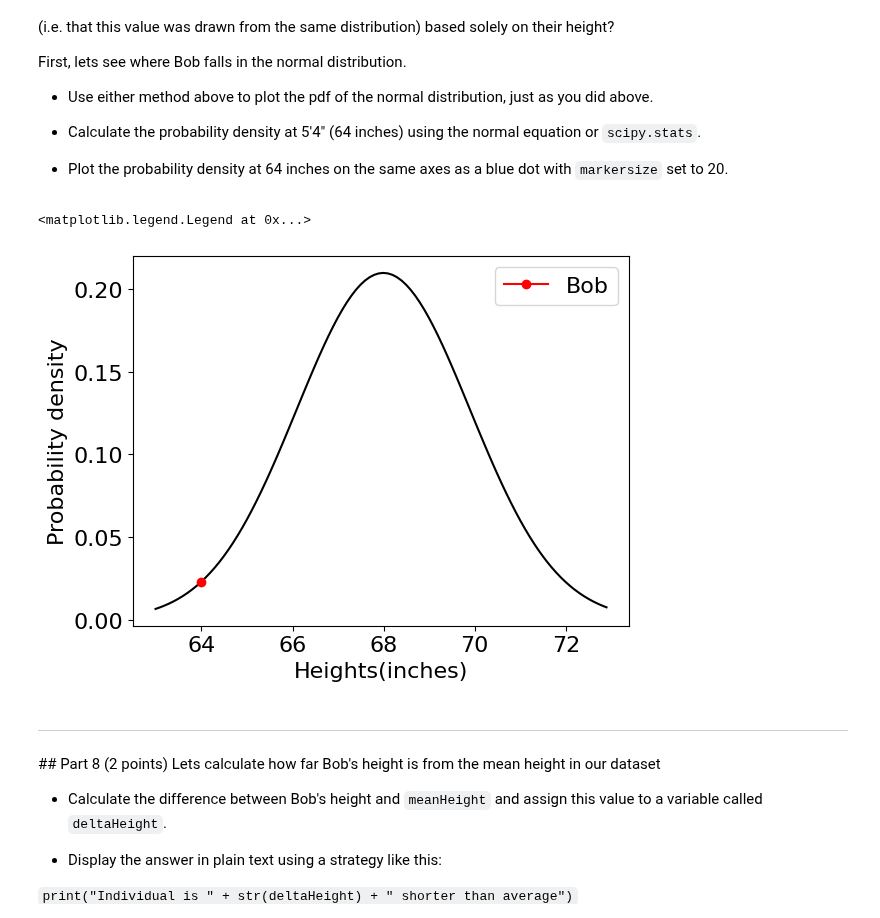
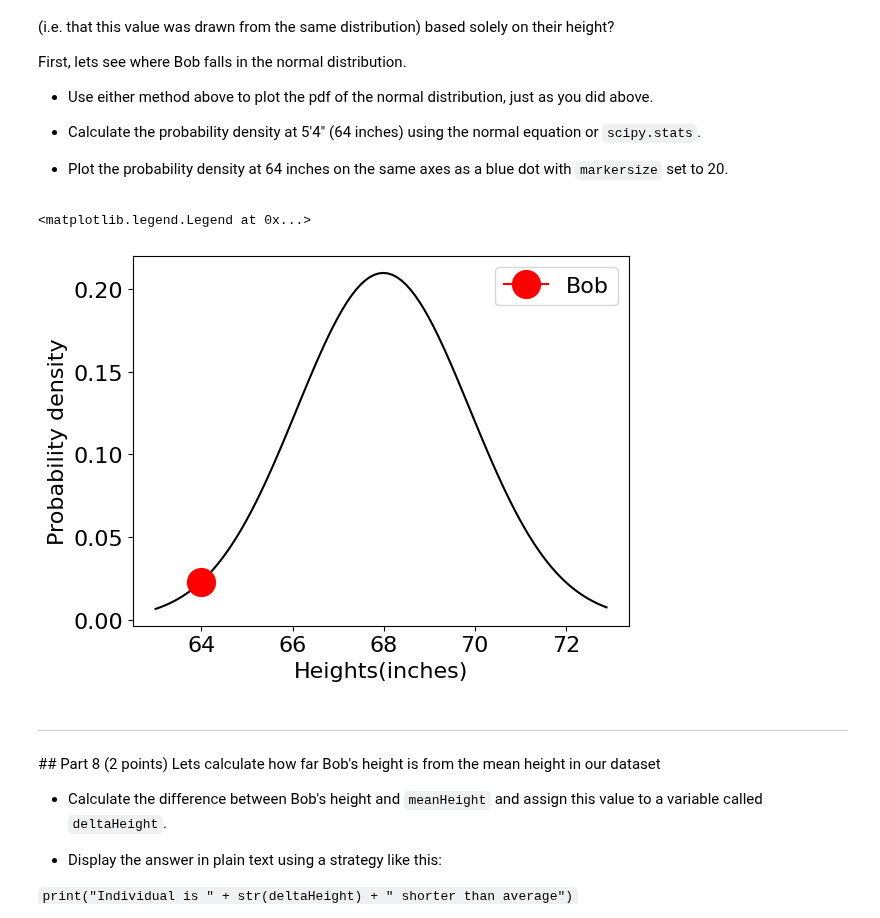
Before and after one commit to Urvi-M/BE559, a Jupyter notebook: Homework1_part1_v1.ipynb, the cells around one changed output. Cells and saved outputs as stored; diff of their text form; code cells hidden in the pictures.

```diff
--- a/Homework1_part1_v1.ipynb
+++ b/Homework1_part1_v1.ipynb
@@ -175,14 +175,14 @@ First, lets see where Bob falls in the normal distribution.
 # %%
 Bob = 64
 plt.plot(xdata,Method_1,color= 'k')
 pdf = heightDist.pdf(Bob)
-plt.plot(Bob,pdf,marker="o",color= 'r', label='Bob')
+plt.plot(Bob,pdf,marker="o",color= 'r', markersize =20,label='Bob')
 plt.xlabel('Heights(inches)')
 plt.ylabel('Probability density')
 plt.legend()
 # %% [output]
 <matplotlib.legend.Legend at 0x...>
-[figure, old version]
+[figure, new version]
 # %% [markdown]
 ---
 ## Part 8 (2 points)
```
Also changed, not shown: parts of 1 cell of this notebook.
